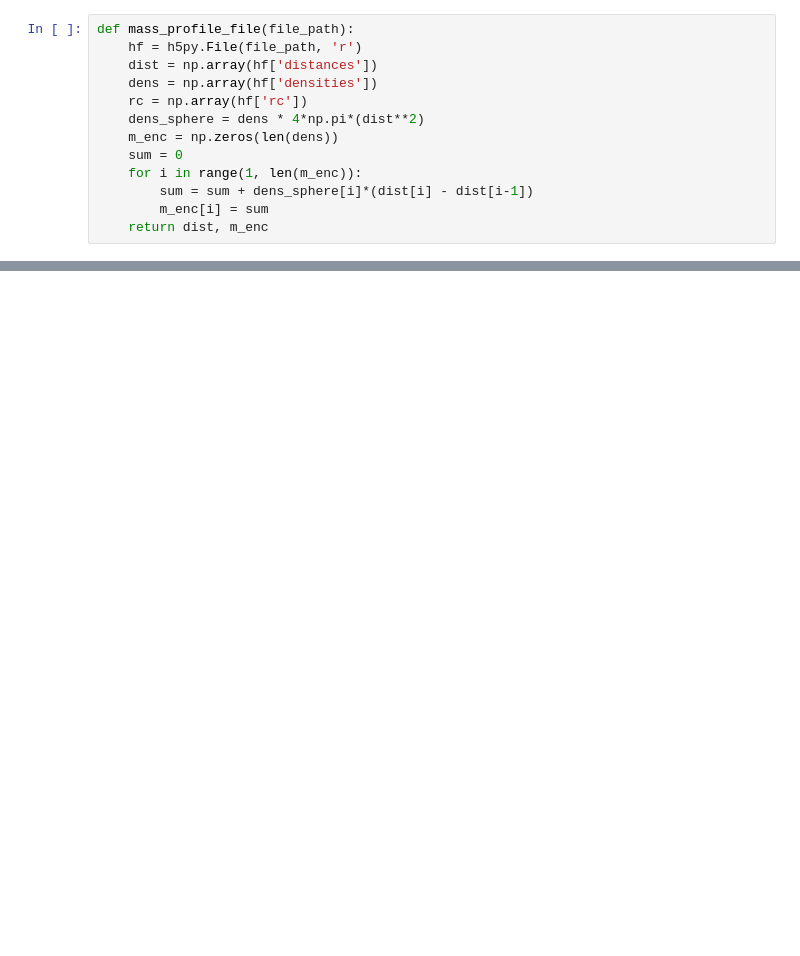
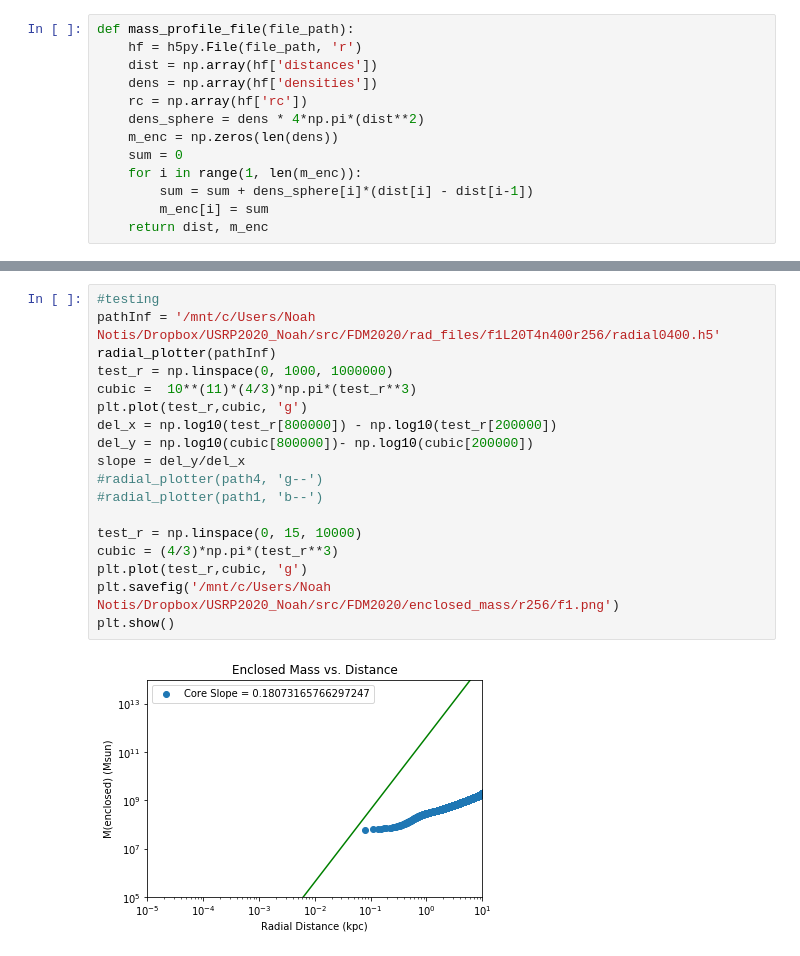
Before and after one commit to mnotis/FDM2020, a Jupyter notebook: Enclosed Mass.ipynb, the cells around one changed output, grey strips where cells are left out. Saved outputs shown, nothing was run; the diff lists cells and outputs as text; blank space fills up the shorter version.

```diff
--- a/Enclosed Mass.ipynb
+++ b/Enclosed Mass.ipynb
@@ -117,0 +138,20 @@ radial_plotter(path4, 'g--')
+# %%
+#testing
+pathInf = '/mnt/c/Users/Noah Notis/Dropbox/USRP2020_Noah/src/FDM2020/rad_files/f1L20T4n400r256/radial0400.h5'
+radial_plotter(pathInf)
+test_r = np.linspace(0, 1000, 1000000)
+cubic =  10**(11)*(4/3)*np.pi*(test_r**3)
+plt.plot(test_r,cubic, 'g')
+del_x = np.log10(test_r[800000]) - np.log10(test_r[200000])
+del_y = np.log10(cubic[800000])- np.log10(cubic[200000])
+slope = del_y/del_x
+#radial_plotter(path4, 'g--')
+#radial_plotter(path1, 'b--')
+
+test_r = np.linspace(0, 15, 10000)
+cubic = (4/3)*np.pi*(test_r**3)
+plt.plot(test_r,cubic, 'g')
+plt.savefig('/mnt/c/Users/Noah Notis/Dropbox/USRP2020_Noah/src/FDM2020/enclosed_mass/r256/f1.png')
+plt.show()
+# %% [output]
+[figure, added]
```
Also changed, not shown: parts of 8 cells of this notebook, 5 other files.
